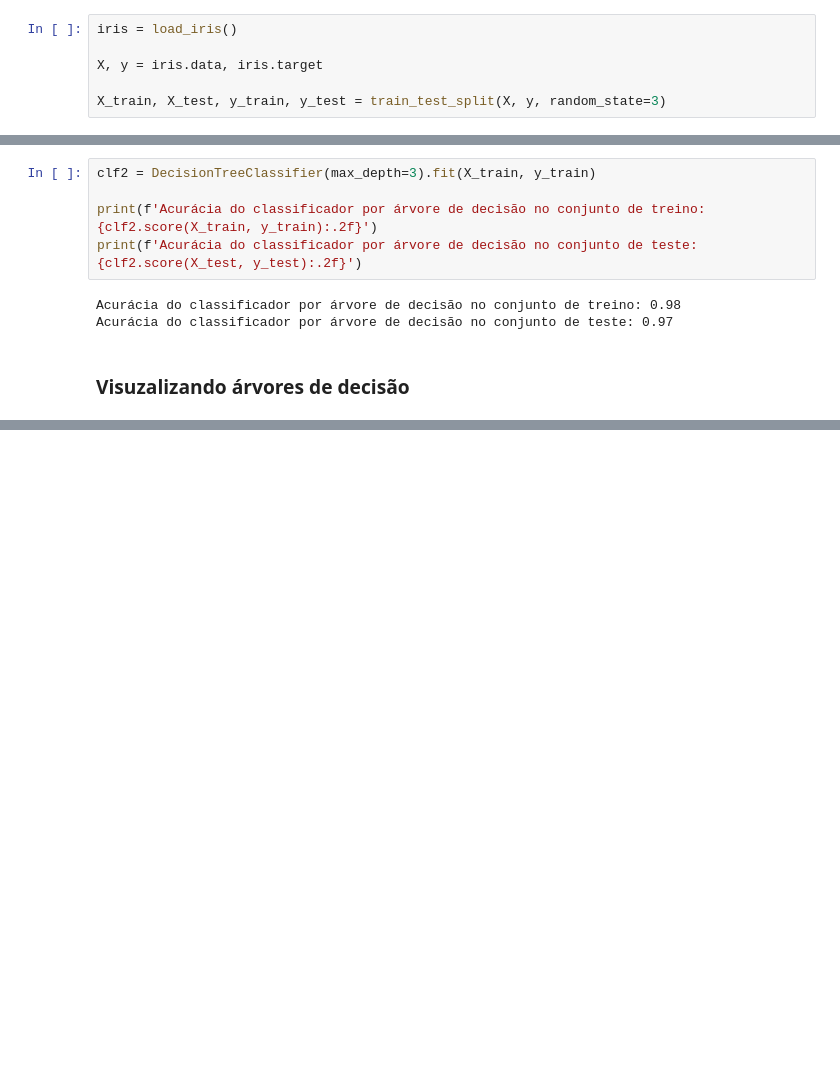
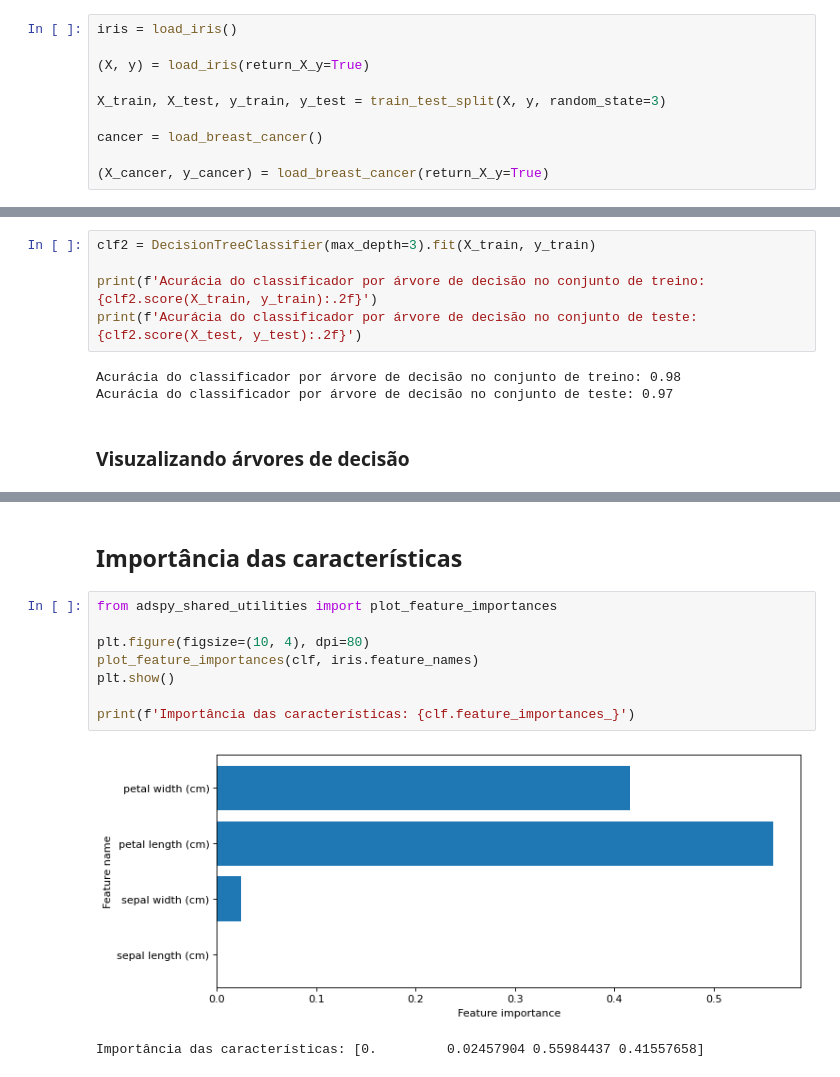
Before and after one commit to IIIL4KIII/Machine-Learning, a Jupyter notebook: Mod_2/Decision_tree.ipynb, the cells around one changed output, grey strips where cells are left out. Cells and saved outputs as stored; diff of their text form; blank space fills up the shorter version.

```diff
--- a/Mod_2/Decision_tree.ipynb
+++ b/Mod_2/Decision_tree.ipynb
@@ -15,9 +15,13 @@ from adspy_shared_utilities import plot_decision_tree
 # %%
 iris = load_iris()
 
-X, y = iris.data, iris.target
+(X, y) = load_iris(return_X_y=True)
 
 X_train, X_test, y_train, y_test = train_test_split(X, y, random_state=3)
+
+cancer = load_breast_cancer()
+
+(X_cancer, y_cancer) = load_breast_cancer(return_X_y=True)
 # %% [markdown]
 # Árvores de Decisão
 # %%
@@ -47,0 +57,13 @@ ExecutableNotFound: failed to execute WindowsPath('dot'), make sure the Graphviz
+# %% [markdown]
+## Importância das características
+# %%
+from adspy_shared_utilities import plot_feature_importances
+
+plt.figure(figsize=(10, 4), dpi=80)
+plot_feature_importances(clf, iris.feature_names)
+plt.show()
+
+print(f'Importância das características: {clf.feature_importances_}')
+# %% [output]
+[figure, added]
+Importância das características: [0.         0.02457904 0.55984437 0.41557658]
```
Also changed, not shown: parts of 8 cells of this notebook, 1 other file.
